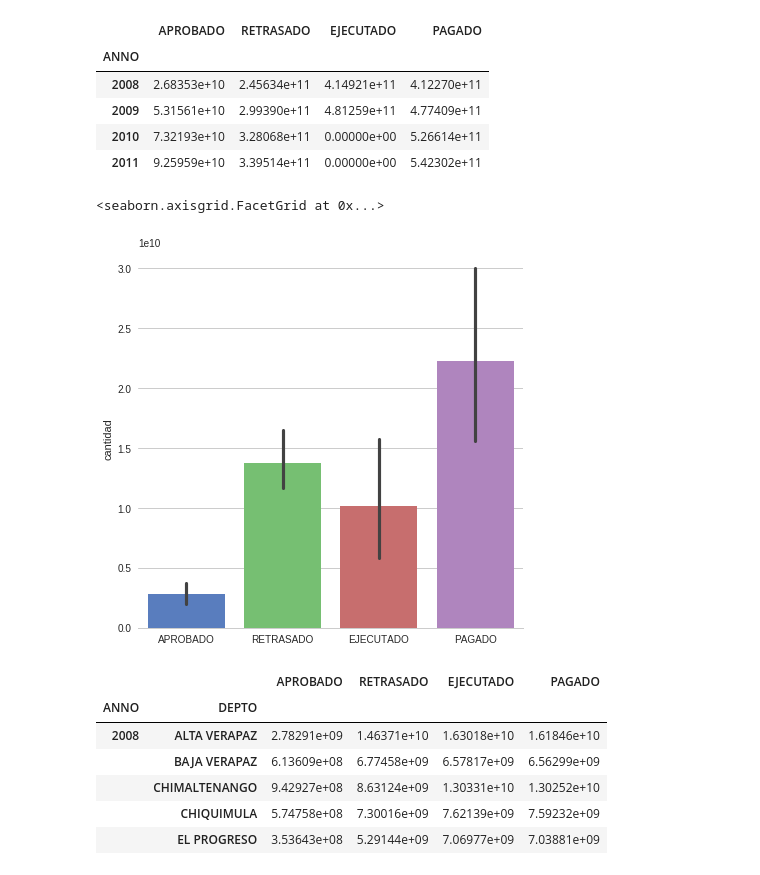
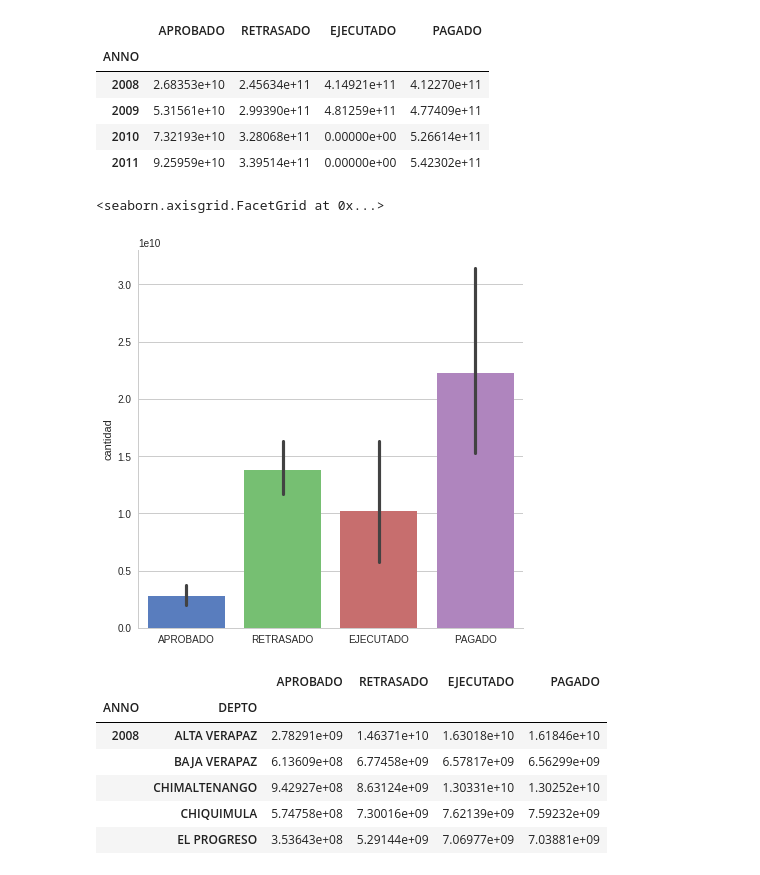
Before and after one commit to tian2992/notebooks_dateros, a Jupyter notebook: Analisis Muni.ipynb, the cells around one changed output. Cells and saved outputs as stored; diff of their text form; code cells hidden in the pictures.

```diff
--- a/Analisis Muni.ipynb
+++ b/Analisis Muni.ipynb
@@ -444,17 +428,17 @@ year_grouped
 # %%
 year_dep_grouped = mi_muni_d.groupby(["ANNO","DEPTO"]).sum()
 year_dep_grouped.head()
 
 sns.set(style="whitegrid")
 
 # Draw a nested barplot to show survival for class and sex
 g = sns.factorplot( data=year_dep_grouped,
                    size=6, kind="bar", palette="muted")
-g.despine(left=True)
+# g.despine(left=True)
 g.set_ylabels("cantidad")
 # %% [output]
 <seaborn.axisgrid.FacetGrid at 0x...>
-[figure, old version]
+[figure, new version]
 # %%
 year_dep_grouped.head()
 # %% [output]
```
Also changed, not shown: parts of 27 cells of this notebook.
